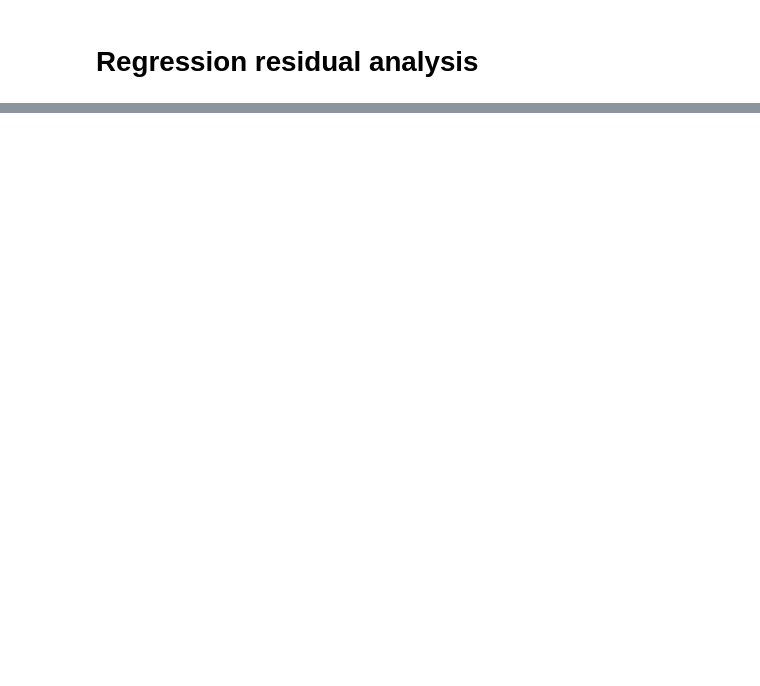
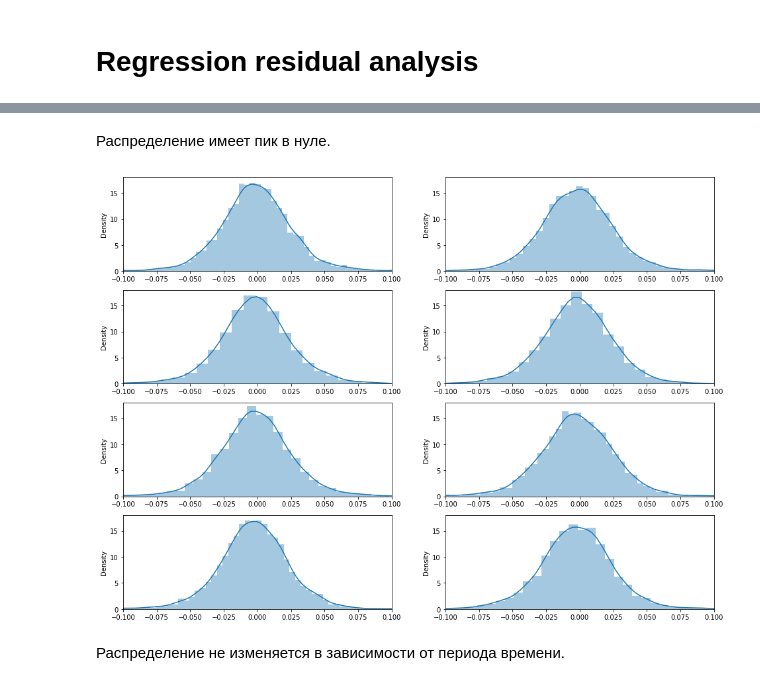
Before and after one commit to sdlm/test_cases, a Jupyter notebook: Family_Office.ipynb, the cells around one changed output, grey strips where cells are left out. Cells and saved outputs as stored; diff of their text form; code cells hidden in the pictures; blank space fills up the shorter version.

```diff
--- a/Family_Office.ipynb
+++ b/Family_Office.ipynb
@@ -564,3 +555,21 @@ sns.displot(errors);
+# %% [markdown]
+Распределение имеет пик в нуле.
+# %%
+config = {
+    'nrows': 4,
+    'ncols': 2
+}
+fig, axs = plt.subplots(**config, figsize=(16, config['nrows'] * 3))
+kf = KFold(n_splits=config['nrows'] * config['ncols'])
+for i, (_, test_index) in enumerate(kf.split(errors)):
+    ax = axs[i//config['ncols']][i%config['ncols']]
+    sns.distplot(errors[test_index], ax=ax, bins=100)
+    ax.set(xlim=(-0.1, 0.1))
+    ax.set(ylim=(0, 18))
+# %% [output]
+[figure, added]
+# %% [markdown]
+Распределение не изменяется в зависимости от периода времени.
 # %%
 print('Durbin-Watson statistic:', durbin_watson(errors))
 # %% [output]
```
Also changed, not shown: parts of 41 cells of this notebook.
